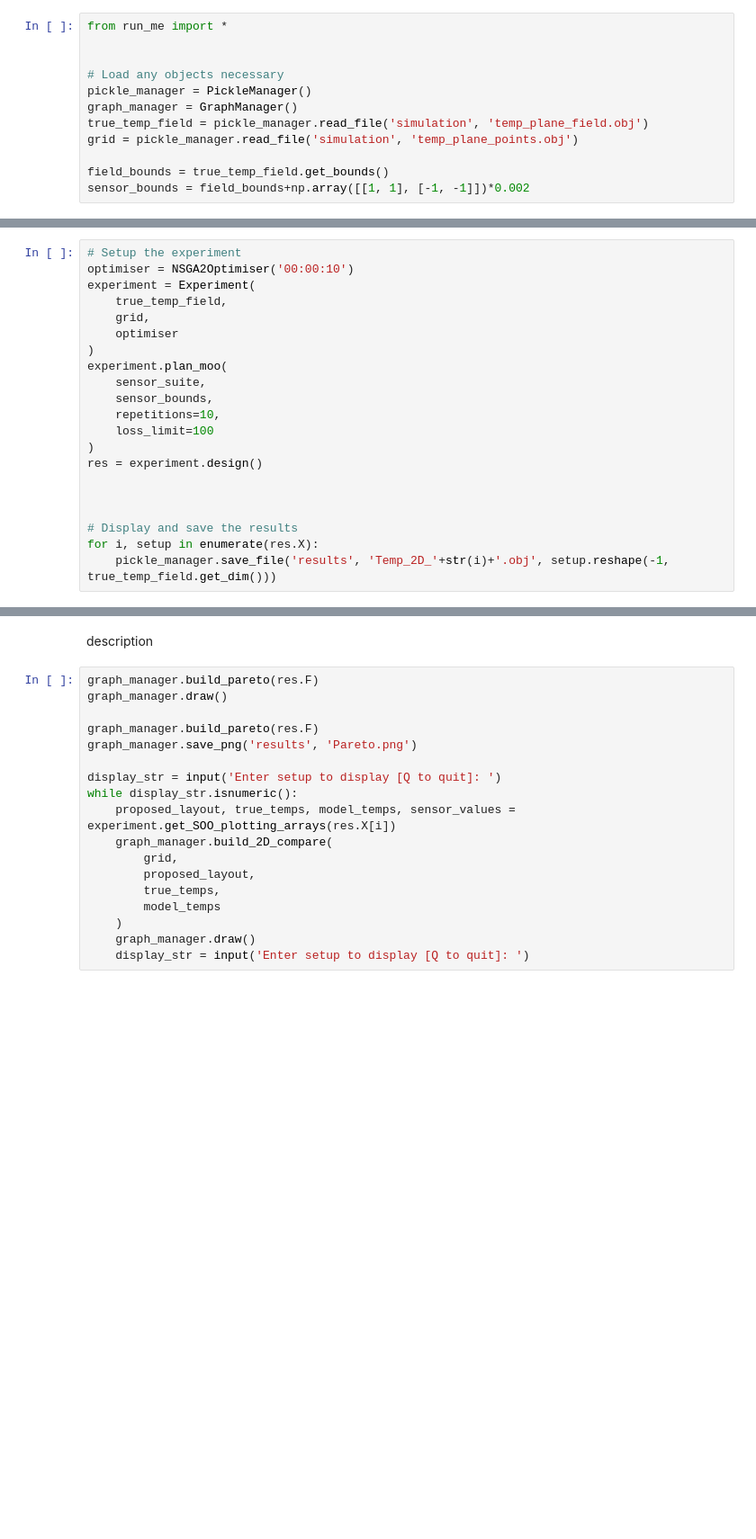
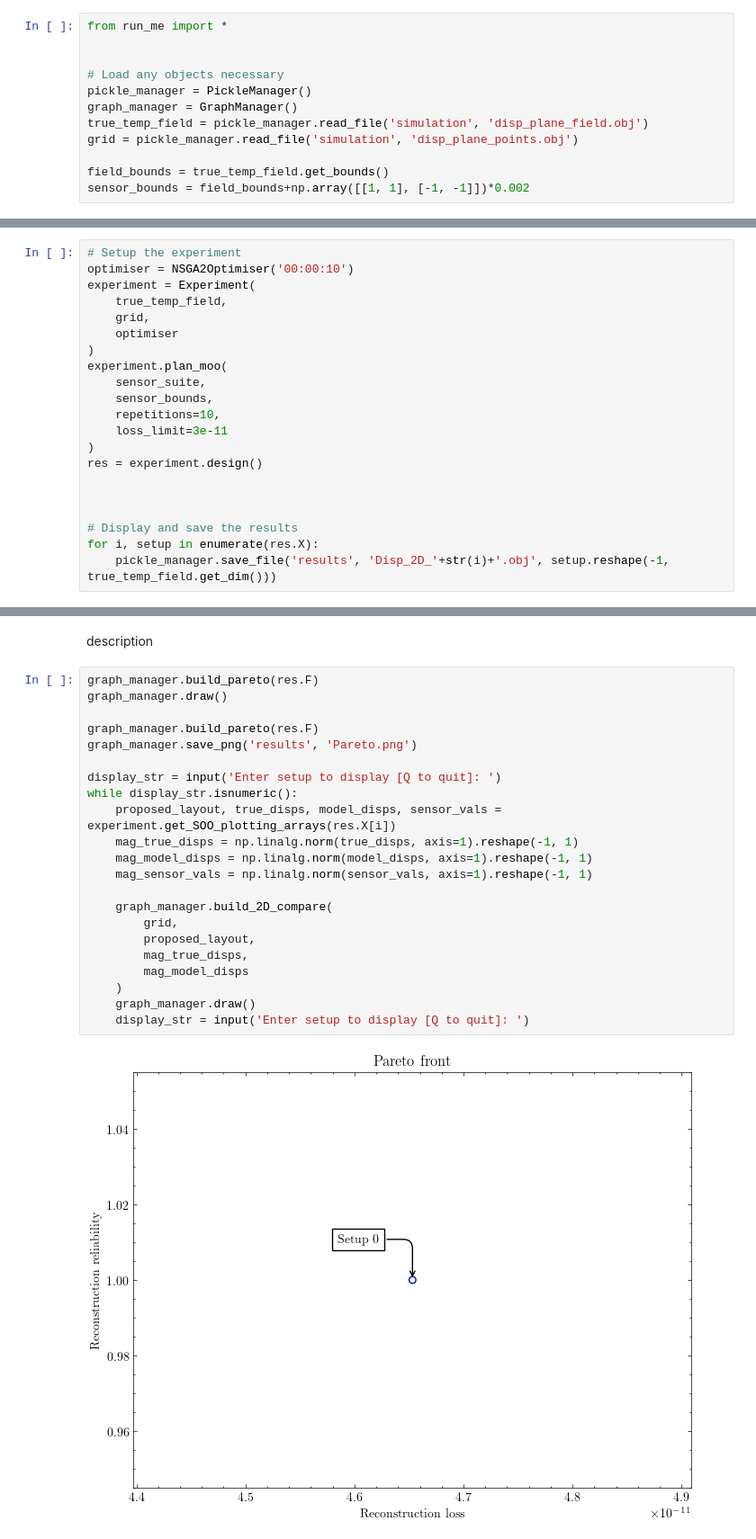
Before and after one commit to aurora-multiphysics/cyclops, a Jupyter notebook: manual/3.3 MOO 2D vectors.ipynb, the cells around one changed output, grey strips where cells are left out. Shown at 90% size. Saved outputs shown, nothing was run; the diff lists cells and outputs as text; blank space fills up the shorter version.

Commit message:
MOO for vector fields!!! Super exciting!

```diff
--- a/manual/3.3 MOO 2D vectors.ipynb
+++ b/manual/3.3 MOO 2D vectors.ipynb
@@ -19,8 +21,8 @@ from run_me import *
 # Load any objects necessary
 pickle_manager = PickleManager()
 graph_manager = GraphManager()
-true_temp_field = pickle_manager.read_file('simulation', 'temp_plane_field.obj')
-grid = pickle_manager.read_file('simulation', 'temp_plane_points.obj')
+true_temp_field = pickle_manager.read_file('simulation', 'disp_plane_field.obj')
+grid = pickle_manager.read_file('simulation', 'disp_plane_points.obj')
 
 field_bounds = true_temp_field.get_bounds()
 sensor_bounds = field_bounds+np.array([[1, 1], [-1, -1]])*0.002
@@ -59,7 +61,7 @@ experiment.plan_moo(
     sensor_suite,
     sensor_bounds,
     repetitions=10,
-    loss_limit=100
+    loss_limit=3e-11
 )
 res = experiment.design()
 
@@ -67,4 +69,4 @@ res = experiment.design()
 
 # Display and save the results
 for i, setup in enumerate(res.X):
-    pickle_manager.save_file('results', 'Temp_2D_'+str(i)+'.obj', setup.reshape(-1, true_temp_field.get_dim()))
+    pickle_manager.save_file('results', 'Disp_2D_'+str(i)+'.obj', setup.reshape(-1, true_temp_field.get_dim()))
@@ -73,18 +93,24 @@ description
 # %%
 graph_manager.build_pareto(res.F)
 graph_manager.draw()
 
 graph_manager.build_pareto(res.F)
 graph_manager.save_png('results', 'Pareto.png')
 
 display_str = input('Enter setup to display [Q to quit]: ')
 while display_str.isnumeric():
-    proposed_layout, true_temps, model_temps, sensor_values = experiment.get_SOO_plotting_arrays(res.X[i])
+    proposed_layout, true_disps, model_disps, sensor_vals = experiment.get_SOO_plotting_arrays(res.X[i])
+    mag_true_disps = np.linalg.norm(true_disps, axis=1).reshape(-1, 1)
+    mag_model_disps = np.linalg.norm(model_disps, axis=1).reshape(-1, 1)
+    mag_sensor_vals = np.linalg.norm(sensor_vals, axis=1).reshape(-1, 1)
+
     graph_manager.build_2D_compare(
         grid,
         proposed_layout,
-        true_temps,
-        model_temps
+        mag_true_disps,
+        mag_model_disps
     )
     graph_manager.draw()
     display_str = input('Enter setup to display [Q to quit]: ')
+# %% [output]
+[figure, added]
```
Also changed, not shown: parts of 5 cells of this notebook, 1 other file.
